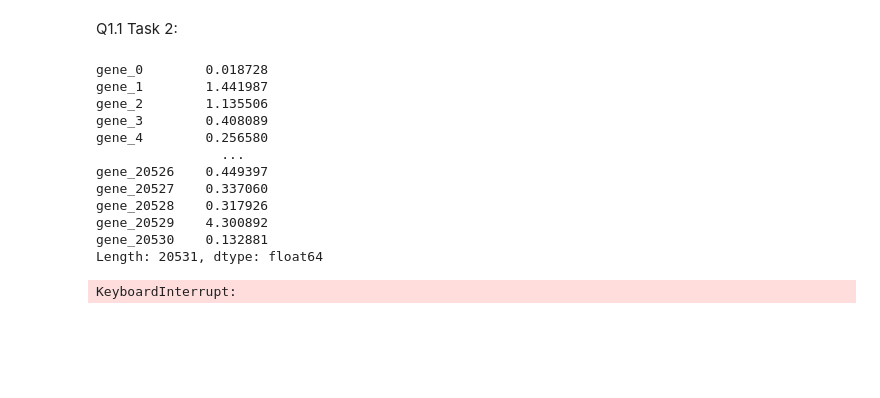
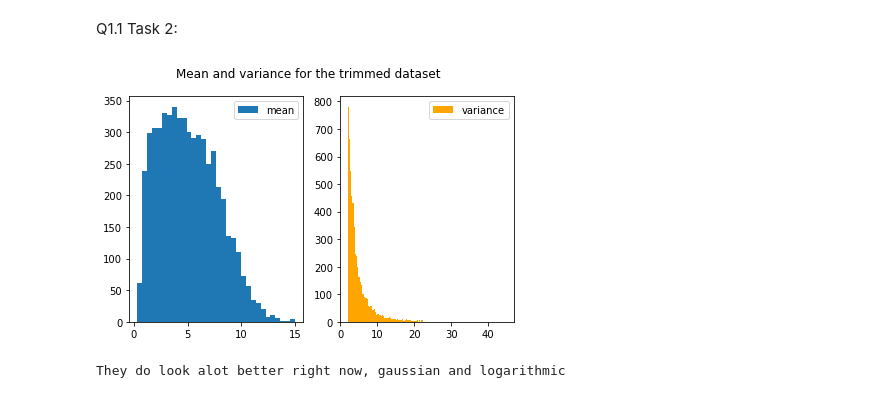
Before and after one commit to antonsandberg/Big-Data, a Jupyter notebook: Project2.ipynb, the cells around one changed output. Cells and saved outputs as stored; diff of their text form; code cells hidden in the pictures; blank space fills up the shorter version.

```diff
--- a/Project2.ipynb
+++ b/Project2.ipynb
@@ -85,22 +87,3 @@ print(f'They do vary quite widely yes')
 They do vary quite widely yes
 # %% [markdown]
 Q1.1 Task 2:
-# %%
-refined_data = workload_data.copy()
-for gene, var_val in zip(workload_data.columns, variances):
-    if var_val < variance_threshold:
-        refined_data.pop(gene)
-# %% [output]
-gene_0        0.018728
-gene_1        1.441987
-gene_2        1.135506
-gene_3        0.408089
-gene_4        0.256580
-                ...
-gene_20526    0.449397
-gene_20527    0.337060
-gene_20528    0.317926
-gene_20529    4.300892
-gene_20530    0.132881
-Length: 20531, dtype: float64
-KeyboardInterrupt:
@@ -108,0 +90,25 @@ print(refined_data.head())
+# %%
+trimmed_data = workload_data.copy()
+data_columns = trimmed_data.columns
+selector = VarianceThreshold(threshold=variance_threshold)
+
+# rename them with same index and column names
+columns_data = [f'gene_{i}' for i in range(1, 5580)]
+rows_data = [f'sample_{i}' for i in range(1, 802)]
+trimmed_data = pd.DataFrame(selector.fit_transform(trimmed_data), columns=columns_data, index=rows_data)
+# %%
+means = trimmed_data.mean()
+variances = trimmed_data.var()
+
+fig, (ax1, ax2) = plt.subplots(1, 2)
+fig.suptitle('Mean and variance for the trimmed dataset')
+ax1.hist(means, bins='auto', label='mean')
+ax2.hist(variances, bins='auto', label='variance', color='orange')
+ax1.legend()
+ax2.legend()
+plt.tight_layout()
+plt.show()
+print(f'They do look alot better right now, gaussian and logarithmic')
+# %% [output]
+[figure, added]
+They do look alot better right now, gaussian and logarithmic
```
Also changed, not shown: parts of 9 cells of this notebook.
